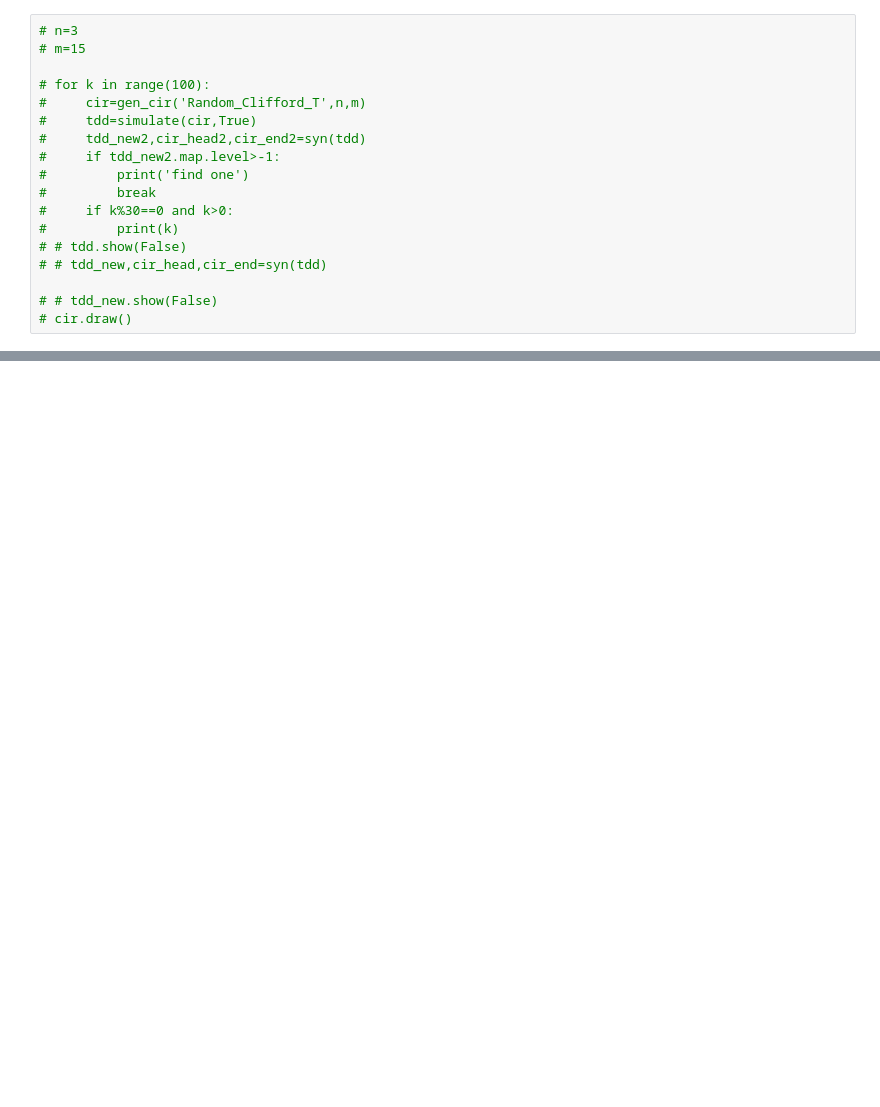
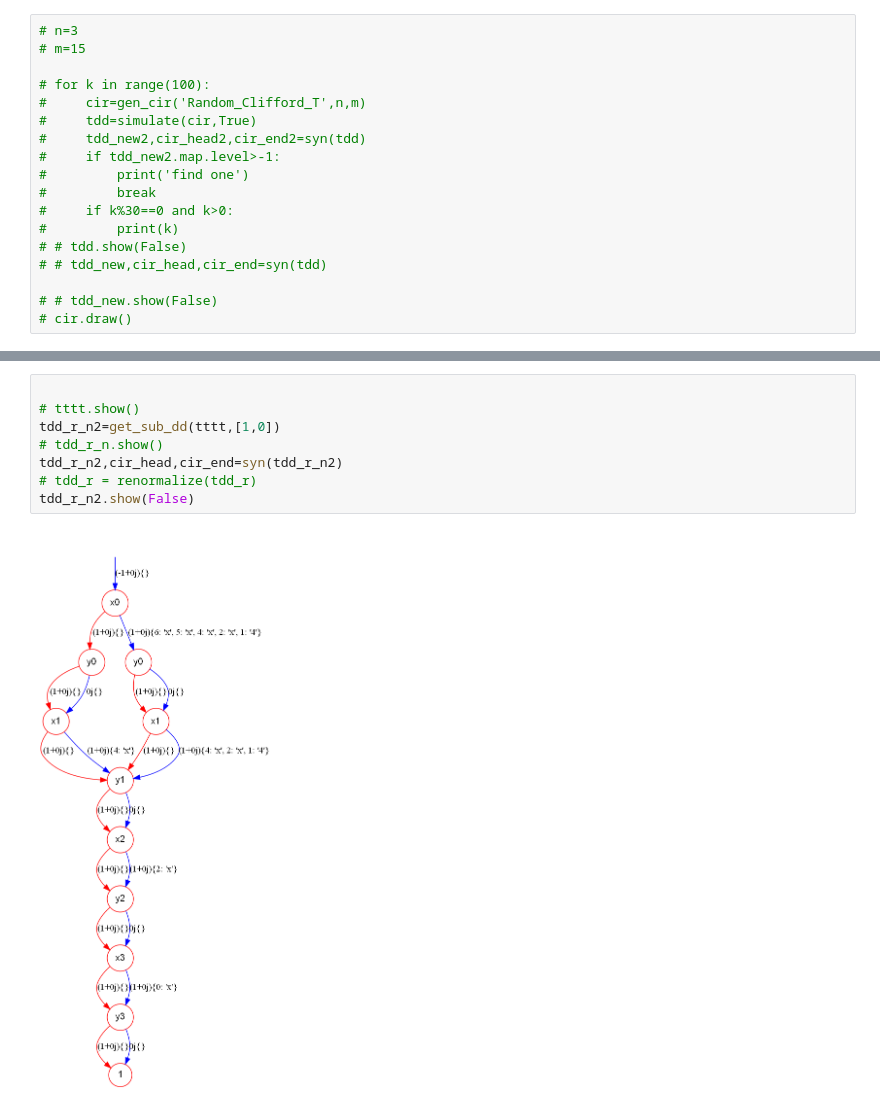
Before and after one commit to Veriqc/LimTDD, a Jupyter notebook: Test_Syn.ipynb, the cells around one changed output, grey strips where cells are left out. Drawn from its saved outputs; the diff is of its cells as text; blank space fills up the shorter version.

```diff
--- a/Test_Syn.ipynb
+++ b/Test_Syn.ipynb
@@ -782,0 +842,10 @@ Repeat 0
+# %%
+
+# tttt.show()
+tdd_r_n2=get_sub_dd(tttt,[1,0])
+# tdd_r_n.show()
+tdd_r_n2,cir_head,cir_end=syn(tdd_r_n2)
+# tdd_r = renormalize(tdd_r)
+tdd_r_n2.show(False)
+# %% [output]
+[figure, added]
```
Also changed, not shown: parts of 9 cells of this notebook.
